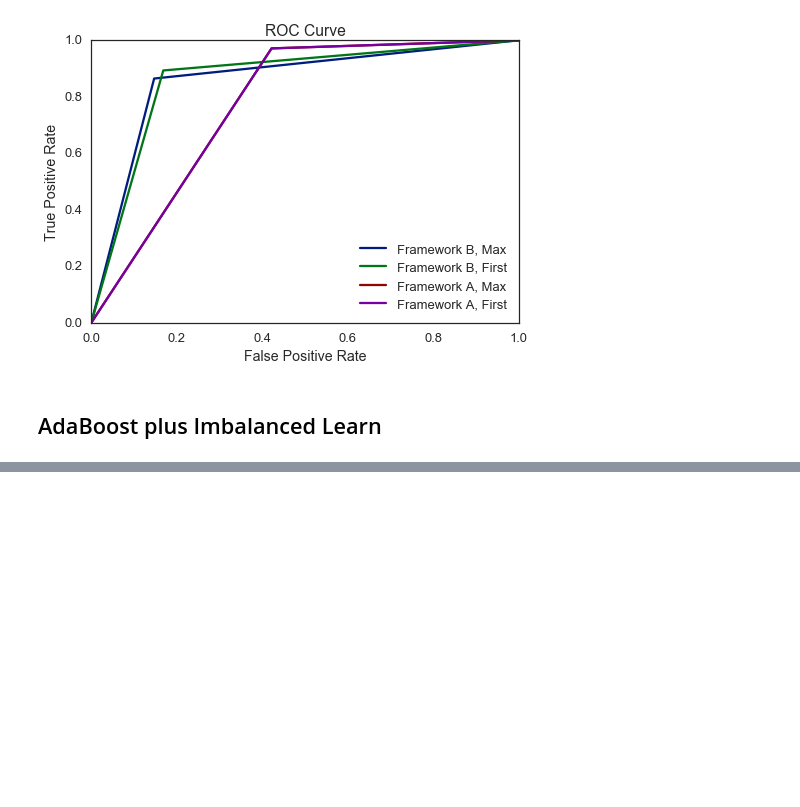
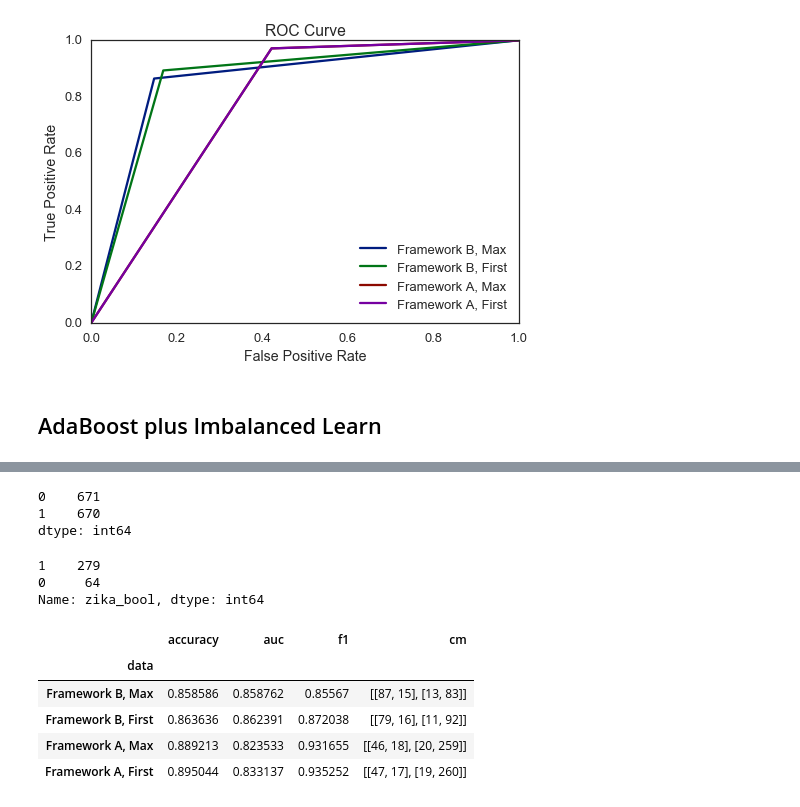
Before and after one commit to mlgill/zika_prediction, a Jupyter notebook: notebooks/12_model_building.ipynb, the cells around one changed output, grey strips where cells are left out. Saved outputs shown, nothing was run; the diff lists cells and outputs as text; code cells hidden in the pictures; blank space fills up the shorter version.

```diff
--- a/notebooks/12_model_building.ipynb
+++ b/notebooks/12_model_building.ipynb
@@ -280,10 +265,9 @@ plt.tight_layout()
 # %%
 svm_list = list()
 
-for train,test,label in zip([fbm_train, fbf_train, fam_train, faf_train],
-                            [fbm_test,  fbf_test,  fam_test,  faf_test],
-                            ['Framework B, Max', 'Framework B, First',
-                             'Framework A, Max', 'Framework A, First']):
+for train,test,label in zip([fam_train, faf_train],
+                            [fam_test,  faf_test],
+                            ['Framework A, Max', 'Framework A, First']):
 
     for penalty in ['l1','l2']:
         dual=True
@@ -335,10 +319,9 @@ C_range = np.logspace(-2, 10, 13)
 gamma_range = np.logspace(-9, 3, 13)
 param_grid = dict(gamma=gamma_range, C=C_range)
 
-for train,test,label in zip([fbm_train, fbf_train, fam_train, faf_train],
-                            [fbm_test,  fbf_test,  fam_test,  faf_test],
-                            ['Framework B, Max', 'Framework B, First',
-                             'Framework A, Max', 'Framework A, First']):
+for train,test,label in zip([fam_train, faf_train],
+                            [fam_test,  faf_test],
+                            ['Framework A, Max', 'Framework A, First']):
 
     #cv = StratifiedShuffleSplit(train[feat_cols], n_iter=3, test_size=0.3, random_state=42)
     grid = GridSearchCV(SVC(), param_grid=param_grid)
@@ -352,9 +335,9 @@ KeyboardInterrupt:
 # %%
 
 svm_rbc_list = list()
-for train,test,label in zip([fbm_train, fbf_train],
-                            [fbm_test,  fbf_test],
-                            ['Framework B, Max', 'Framework B, First']):
+for train,test,label in zip([fam_train, faf_train],
+                            [fam_test,  faf_test],
+                            ['Framework A, Max', 'Framework A, First']):
 
     if label == 'Framework B, Max':
         C_2d_range = [500000, 1000000, 5000000]
@@ -419,10 +402,9 @@ plt.tight_layout()
 # %%
 ada_list = list()
 
-for train,test,label in zip([fbm_train, fbf_train, fam_train, faf_train],
-                            [fbm_test,  fbf_test,  fam_test,  faf_test],
-                            ['Framework B, Max', 'Framework B, First',
-                             'Framework A, Max', 'Framework A, First']):
+for train,test,label in zip([fam_train, faf_train],
+                            [fam_test,  faf_test],
+                            ['Framework A, Max', 'Framework A, First']):
 
     # TODO check if this is the criterion I want
     tree = DecisionTreeClassifier(criterion='entropy', max_depth=1)
@@ -549,0 +502,22 @@ ValueError: setting an array element with a sequence.
+# %%
+pd.Series(Y_resampled).value_counts()
+# %% [output]
+0    671
+1    670
+dtype: int64
+# %%
+test['zika_bool'].value_counts()
+# %% [output]
+1    279
+0     64
+Name: zika_bool, dtype: int64
+# %%
+ada_results = pd.concat(ada_list, axis=1).T.set_index('data')
+ada_results[['accuracy','auc','f1','cm']]
+# %% [output]
+|  | accuracy | auc | f1 | cm |
+| data |  |  |  |  |
+| Framework B, Max | 0.858586 | 0.858762 | 0.85567 | [[87, 15], [13, 83]] |
+| Framework B, First | 0.863636 | 0.862391 | 0.872038 | [[79, 16], [11, 92]] |
+| Framework A, Max | 0.889213 | 0.823533 | 0.931655 | [[46, 18], [20, 259]] |
+| Framework A, First | 0.895044 | 0.833137 | 0.935252 | [[47, 17], [19, 260]] |
```
Also changed, not shown: parts of 7 cells of this notebook, 1 other file.
